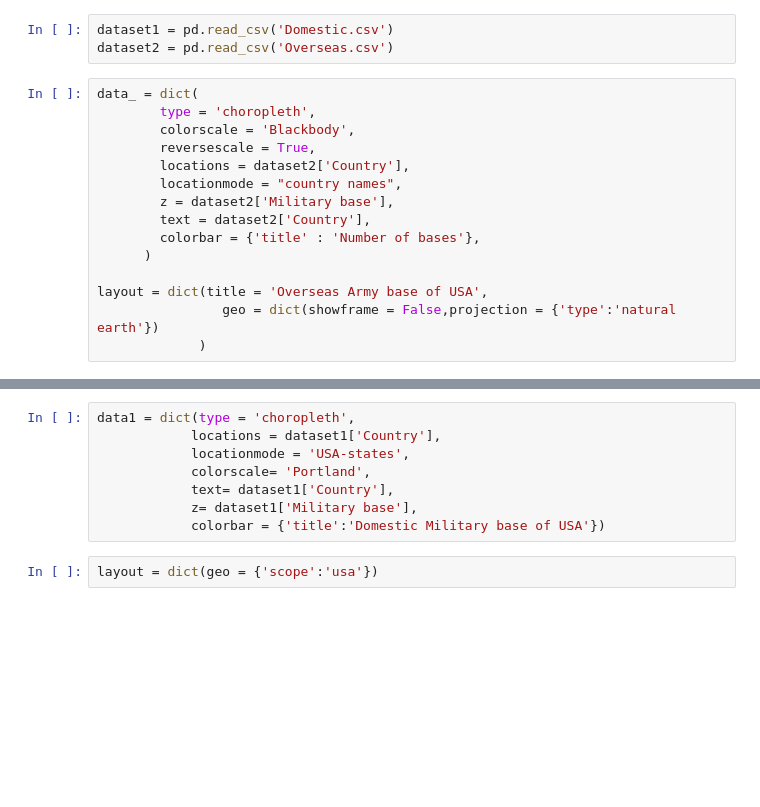
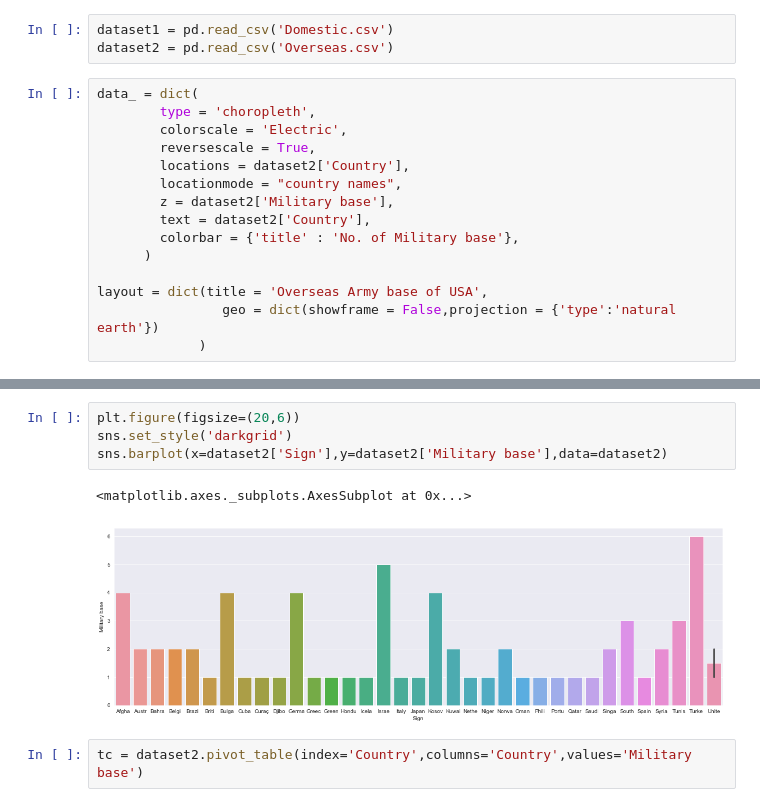
Before and after one commit to shubham860/List-of-United-States-military-bases, a Jupyter notebook: US_ARMY.ipynb, the cells around one changed output, grey strips where cells are left out. Saved outputs shown, nothing was run; the diff lists cells and outputs as text; blank space fills up the shorter version.

```diff
--- a/US_ARMY.ipynb
+++ b/US_ARMY.ipynb
@@ -14,13 +15,13 @@ dataset2 = pd.read_csv('Overseas.csv')
 # %%
 data_ = dict(
         type = 'choropleth',
-        colorscale = 'Blackbody',
+        colorscale = 'Electric',
         reversescale = True,
         locations = dataset2['Country'],
         locationmode = "country names",
         z = dataset2['Military base'],
         text = dataset2['Country'],
-        colorbar = {'title' : 'Number of bases'},
+        colorbar = {'title' : 'No. of Military base'},
       )
 
 layout = dict(title = 'Overseas Army base of USA',
@@ -31,13 +32,12 @@ choromap = go.Figure(data = [data_],layout = layout)
 iplot(choromap,validate=False)
 # %% [output]
 [interactive output not drawn]
-# %%
-data1 = dict(type = 'choropleth',
-            locations = dataset1['Country'],
-            locationmode = 'USA-states',
-            colorscale= 'Portland',
-            text= dataset1['Country'],
-            z= dataset1['Military base'],
-            colorbar = {'title':'Domestic Military base of USA'})
-# %%
-layout = dict(geo = {'scope':'usa'})
+# %%
+plt.figure(figsize=(20,6))
+sns.set_style('darkgrid')
+sns.barplot(x=dataset2['Sign'],y=dataset2['Military base'],data=dataset2)
+# %% [output]
+<matplotlib.axes._subplots.AxesSubplot at 0x...>
+[figure, added]
+# %%
+tc = dataset2.pivot_table(index='Country',columns='Country',values='Military base')
```
Also changed, not shown: parts of 12 cells of this notebook, 2 other files.
